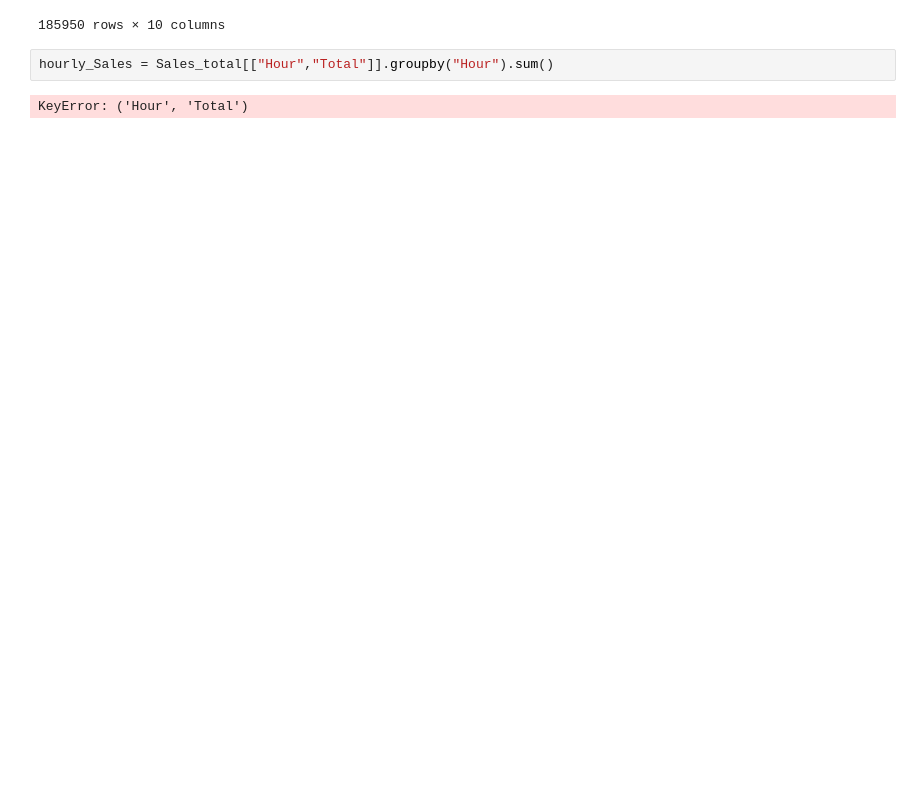
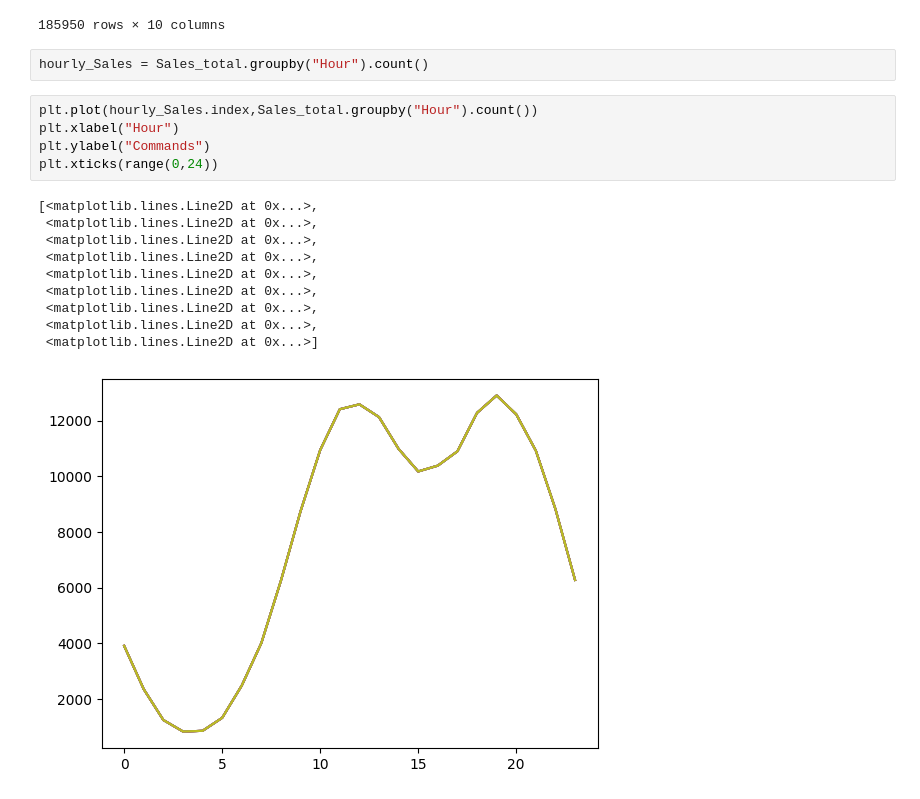
Before and after one commit to ibtissem101/RealWorldPandas_Solutions, a Jupyter notebook: anal.ipynb, the cells around one changed output. Cells and saved outputs as stored; diff of their text form; blank space fills up the shorter version.

```diff
--- a/anal.ipynb
+++ b/anal.ipynb
@@ -259,6 +259,20 @@ Sales_total
 | 186849 | 259357 | USB-C Charging Cable | 1.0 | 11.95 | 2019-09-30 00:18:00 | 250 Meadow St, San Francisco, CA ... | 09 | 11.95 | ... |
 185950 rows × 10 columns
 # %%
-hourly_Sales = Sales_total[["Hour","Total"]].groupby("Hour").sum()
+hourly_Sales = Sales_total.groupby("Hour").count()
-# %% [output]
-KeyError: ('Hour', 'Total')
+# %%
+plt.plot(hourly_Sales.index,Sales_total.groupby("Hour").count())
+plt.xlabel("Hour")
+plt.ylabel("Commands")
+plt.xticks(range(0,24))
+# %% [output]
+[<matplotlib.lines.Line2D at 0x...>,
+ <matplotlib.lines.Line2D at 0x...>,
+ <matplotlib.lines.Line2D at 0x...>,
+ <matplotlib.lines.Line2D at 0x...>,
+ <matplotlib.lines.Line2D at 0x...>,
+ <matplotlib.lines.Line2D at 0x...>,
+ <matplotlib.lines.Line2D at 0x...>,
+ <matplotlib.lines.Line2D at 0x...>,
+ <matplotlib.lines.Line2D at 0x...>]
+[figure, added]
```
